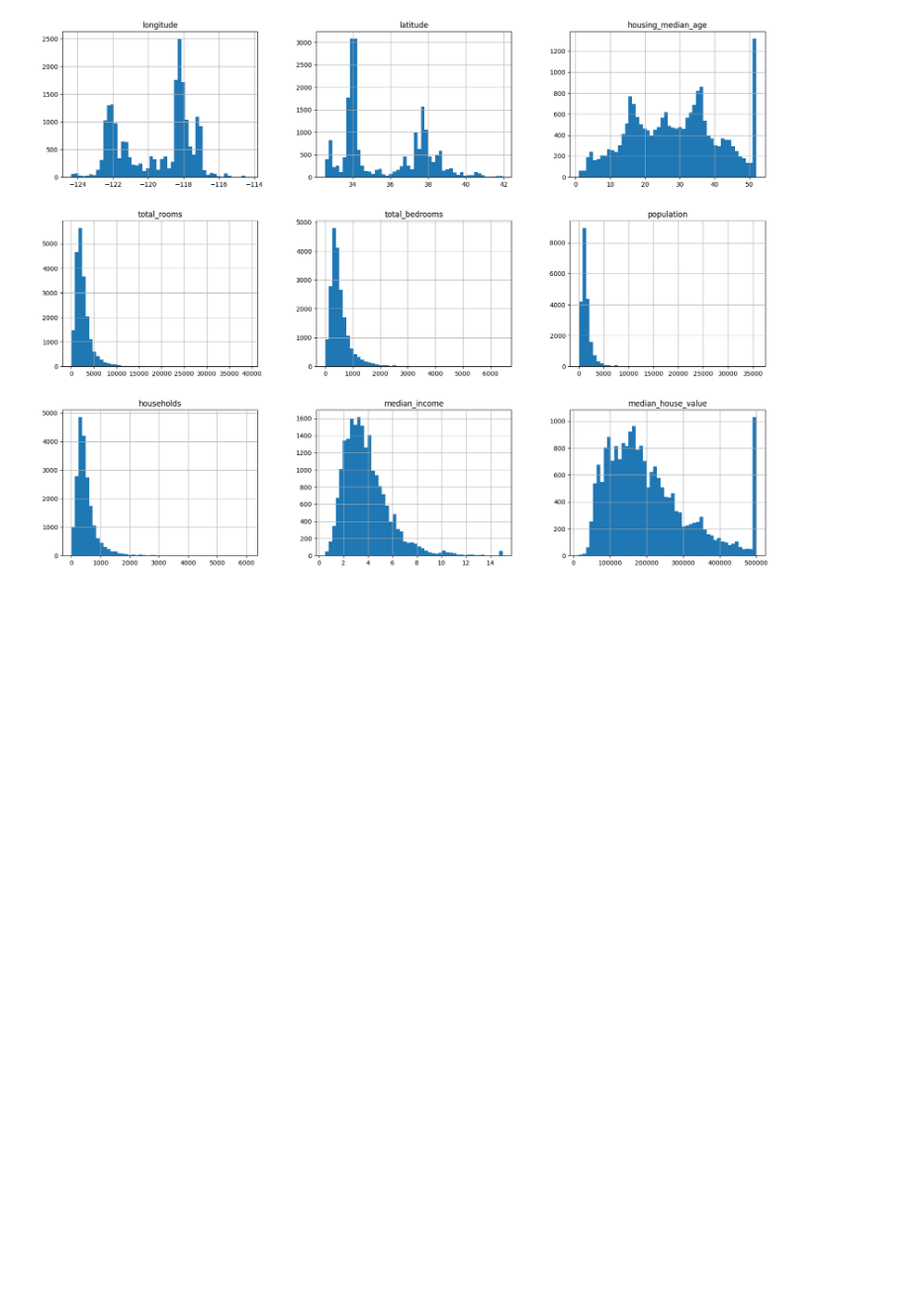
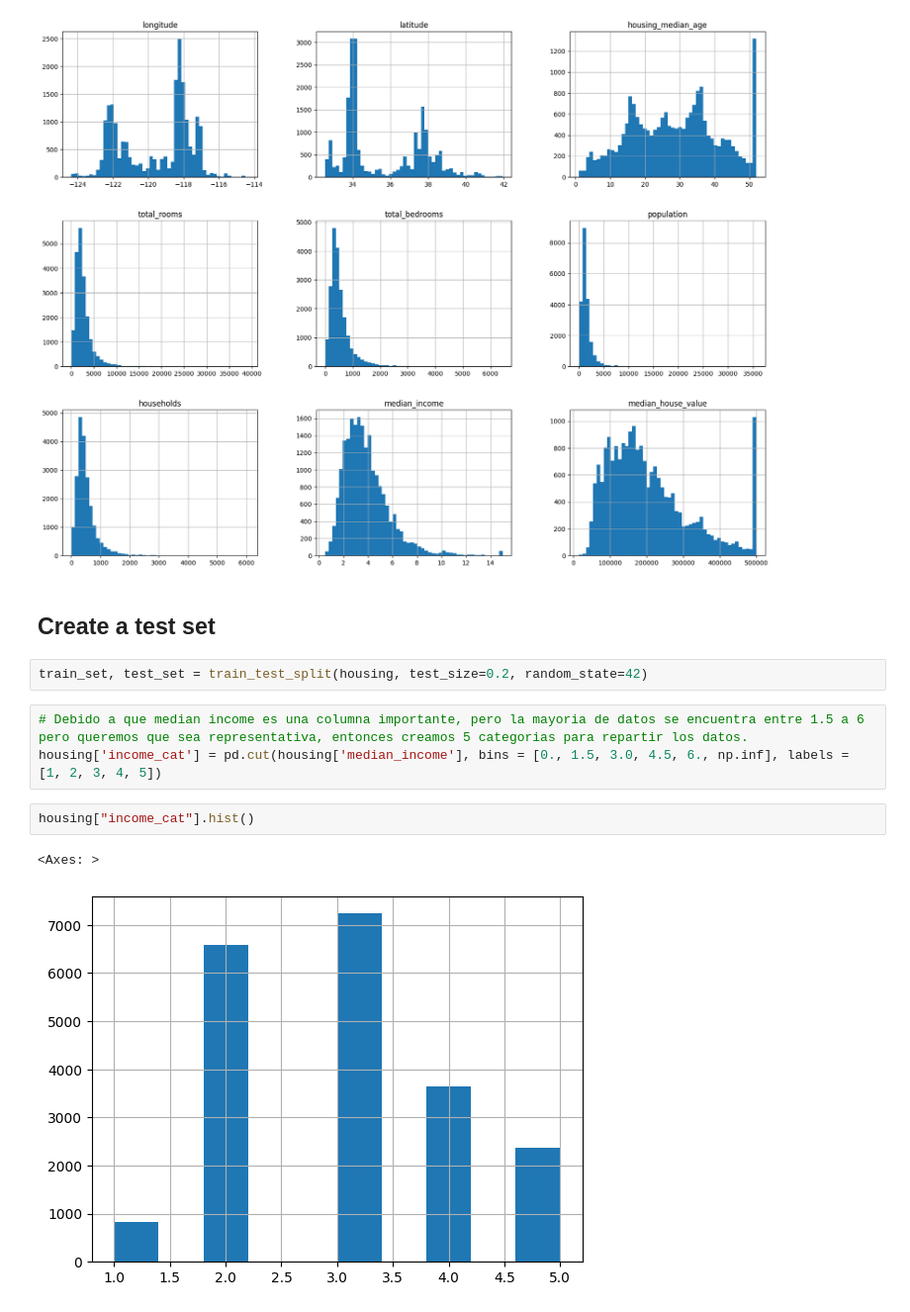
Before and after one commit to joseenriquez1404/Machine-Learning-Notes, a Jupyter notebook: code.ipynb, the cells around one changed output. Shown at 99% size. Cells and saved outputs as stored; diff of their text form; blank space fills up the shorter version.

Commit message:
Dataset split

```diff
--- a/code.ipynb
+++ b/code.ipynb
@@ -87,3 +92,15 @@ housing.hist(bins=50, figsize=(20,15))
 plt.show()
 # %% [output]
 [figure]
+# %% [markdown]
+## Create a test set
+# %%
+train_set, test_set = train_test_split(housing, test_size=0.2, random_state=42)
+# %%
+# Debido a que median income es una columna importante, pero la mayoria de datos se encuentra entre 1.5 a 6 pero queremos que sea representativa, entonces creamos 5 categorias para repartir los datos.
+housing['income_cat'] = pd.cut(housing['median_income'], bins = [0., 1.5, 3.0, 4.5, 6., np.inf], labels = [1, 2, 3, 4, 5])
+# %%
+housing["income_cat"].hist()
+# %% [output]
+<Axes: >
+[figure, added]
```
Also changed, not shown: parts of 5 cells of this notebook.
